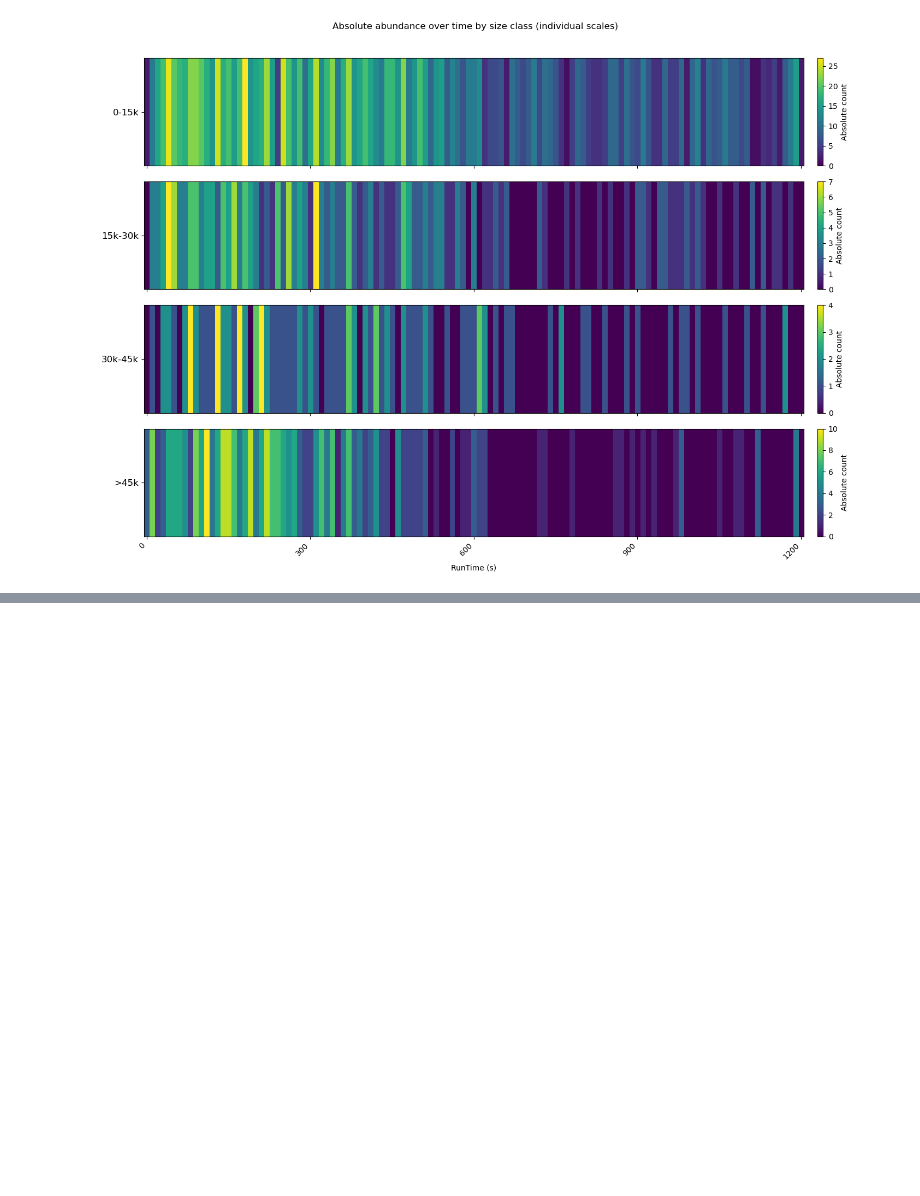
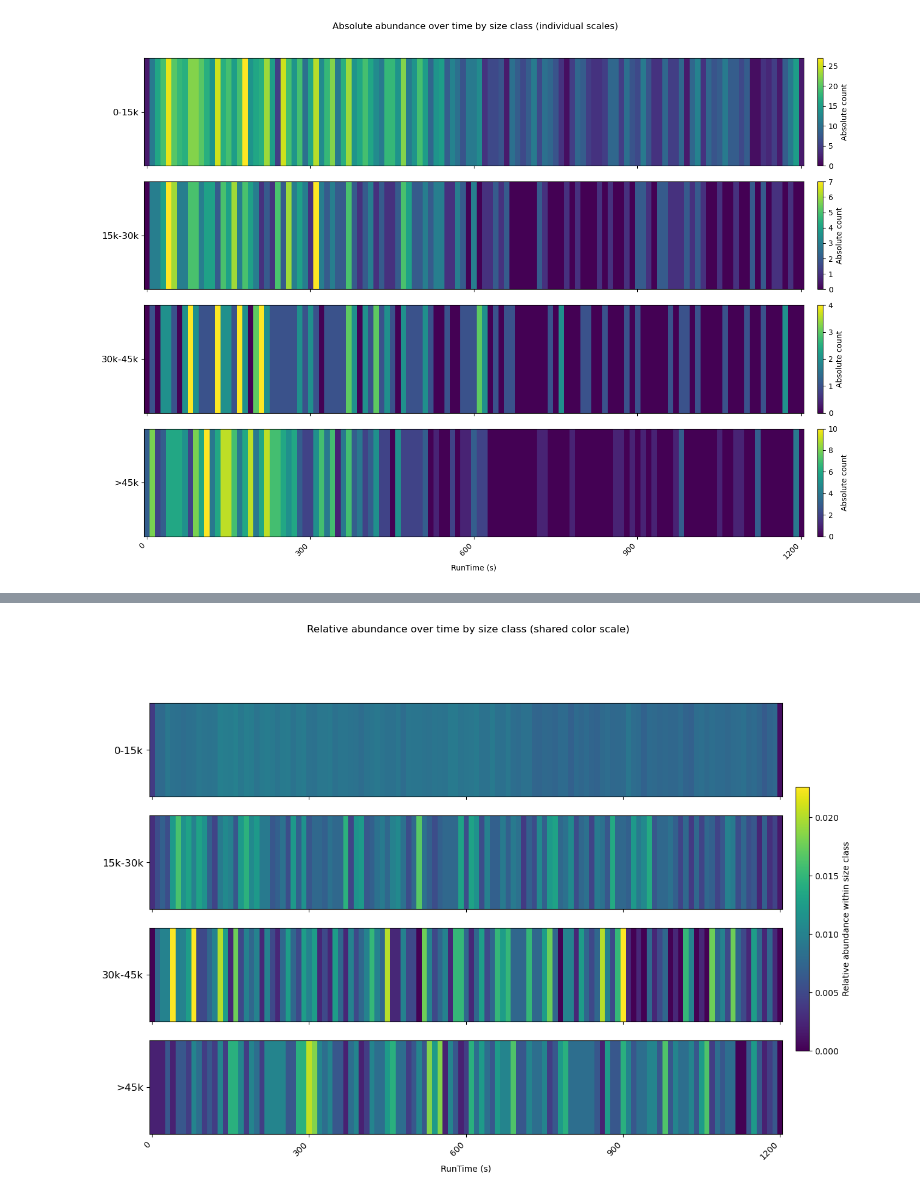
Before and after one commit to michaelstaiger/IFCBParticleSize, a Jupyter notebook: EmpyricalAnalysis/Notebooks/ExploringLookTimeandClassProb.ipynb, the cells around one changed output, grey strips where cells are left out. Saved outputs shown, nothing was run; the diff lists cells and outputs as text; code cells hidden in the pictures; blank space fills up the shorter version.

```diff
--- a/EmpyricalAnalysis/Notebooks/ExploringLookTimeandClassProb.ipynb
+++ b/EmpyricalAnalysis/Notebooks/ExploringLookTimeandClassProb.ipynb
@@ -1469,0 +1589,2 @@ plt.show()
+# %%
+aggregate_Cosmic["ClassSum"]= aggregate_Cosmic.sum(axis=1)
@@ -1469,0 +1600,2 @@ plt.show()
+# %%
+agg_cosmic_norm = aggregate_Cosmic.iloc[:, :-1].div(aggregate_Cosmic['ClassSum'], axis=0)
@@ -1469,0 +1622,82 @@ plt.show()
+# %%
+import numpy as np
+import pandas as pd
+import matplotlib.pyplot as plt
+
+# --- Start from your pivot: rows = size classes, cols = RunTime bins ---
+# aggregate_pivot: pd.DataFrame
+
+# 1) Ensure time-bin columns are numeric and sorted
+def to_numeric_time_cols(dfi: pd.DataFrame) -> pd.DataFrame:
+    numeric = {}
+    for c in dfi.columns:
+        try:
+            numeric[int(c)] = dfi[c]
+        except Exception:
+            try:
+                numeric[int(float(c))] = dfi[c]
+            except Exception:
+                # drop columns that aren't numeric time bins
+                pass
+    out = pd.DataFrame(numeric, index=dfi.index).sort_index(axis=1)
+    return out
+
+agg_cosmic_norm = to_numeric_time_cols(agg_cosmic_norm) ## <--- change df here
+
+# # 2) (Re)normalize within each size class (row) -> values in [0,1]
+# row_sums = df_num.sum(axis=1).replace(0, np.nan)  # avoid div-by-zero
+# df_norm = df_num.div(row_sums, axis=0).fillna(0.0)
+
+# 3) Plot stacked horizontal heatmaps with a SHARED color scale (0..1)
+df_norm = agg_cosmic_norm ## <-- change df here
+
+tick_interval = 300  # seconds
+n_bins = len(df_norm.index)
+fig, axes = plt.subplots(n_bins, 1, figsize=(14, 2.3 * n_bins), sharex=True)
+
+if n_bins == 1:
+    axes = [axes]
+
+cols = df_norm.columns.to_numpy()
+vmin, vmax = 0.0, agg_cosmic_norm.values.max()  # shared scale
+
+# We’ll create one ScalarMappable for the shared colorbar
+# by keeping the last AxesImage reference
+last_im = None
+
+for i, (size_class, ax) in enumerate(zip(df_norm.index, axes)):
+    data = df_norm.loc[size_class].values[np.newaxis, :]  # shape (1, n_time_bins)
+    im = ax.imshow(data, aspect="auto", vmin=vmin, vmax=vmax)
+    last_im = im  # keep a handle for the colorbar
+
+    # y-label: the size class
+    ax.set_yticks([0])
+    ax.set_yticklabels([size_class], rotation=0, fontsize=12)
+
+    # x-axis ticks only on the bottom subplot
+    if i == n_bins - 1:
+        tick_pos = [j for j, t in enumerate(cols) if isinstance(t, (int, np.integer)) and t % tick_interval == 0]
+        tick_lab = [cols[j] for j in tick_pos]
+        if not tick_pos:  # fallback if no multiples of tick_interval
+            n_show = min(10, len(cols))
+            tick_pos = np.linspace(0, len(cols) - 1, n_show, dtype=int).tolist()
+            tick_lab = [int(cols[j]) for j in tick_pos]
+        ax.set_xticks(tick_pos)
+        ax.set_xticklabels(tick_lab, rotation=45, ha="right")
+        ax.set_xlabel("RunTime (s)")
+    else:
+        ax.set_xticks([])
+
+# Shared colorbar across all strips (0..1)
+cbar = fig.colorbar(last_im, ax=axes, orientation="vertical", fraction=0.02, pad=0.02)
+cbar.set_label("Relative abundance within size class")
+# Optionally show 0–100% ticks:
+# cbar.set_ticks([0, 0.25, 0.5, 0.75, 1.0])
+# cbar.set_ticklabels(['0%', '25%', '50%', '75%', '100%'])
+
+plt.suptitle("Relative abundance over time by size class (shared color scale)", y=1.02)
+# plt.tight_layout()
+plt.savefig("../Figs/RelativeAbundanceOverTimeByClassCosmic")
+plt.show()
+# %% [output]
+[figure, added]
```
Also changed, not shown: parts of 7 cells of this notebook, 1 other file.
